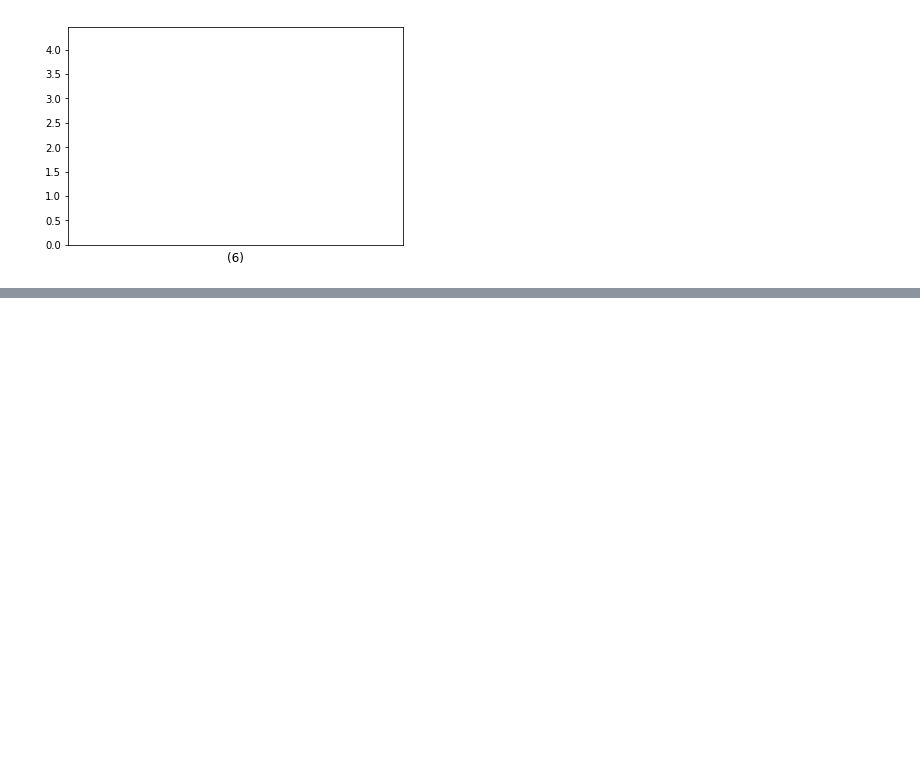
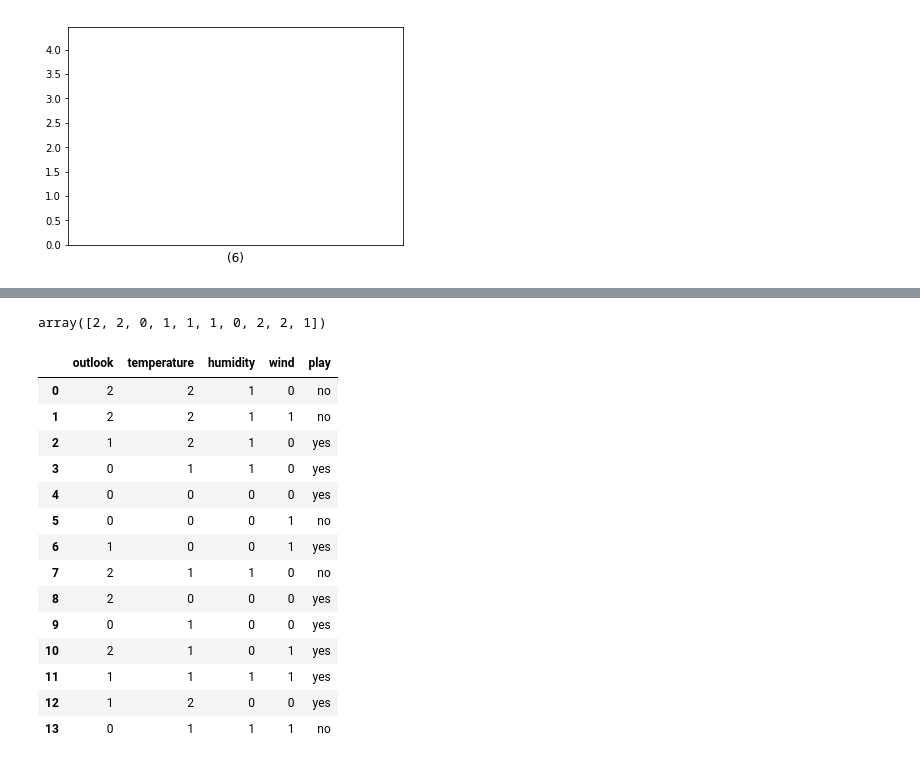
Before and after one commit to sharmasaravanan/Machine_learning, a Jupyter notebook: AI-Connect-2021.ipynb, the cells around one changed output, grey strips where cells are left out. Drawn from its saved outputs; the diff is of its cells as text; code cells hidden in the pictures; blank space fills up the shorter version.

```diff
--- a/AI-Connect-2021.ipynb
+++ b/AI-Connect-2021.ipynb
@@ -2310,0 +2322,24 @@ plt.show()
+# %%
+le.fit_transform(example)
+# %% [output]
+array([2, 2, 0, 1, 1, 1, 0, 2, 2, 1])
+# %%
+dataset = pd.read_csv("weather.csv")
+# %%
+dataset
+# %% [output]
+|  | outlook | temperature | humidity | wind | play |
+| 0 | 2 | 2 | 1 | 0 | no |
+| 1 | 2 | 2 | 1 | 1 | no |
+| 2 | 1 | 2 | 1 | 0 | yes |
+| 3 | 0 | 1 | 1 | 0 | yes |
+| 4 | 0 | 0 | 0 | 0 | yes |
+| 5 | 0 | 0 | 0 | 1 | no |
+| 6 | 1 | 0 | 0 | 1 | yes |
+| 7 | 2 | 1 | 1 | 0 | no |
+| 8 | 2 | 0 | 0 | 0 | yes |
+| 9 | 0 | 1 | 0 | 0 | yes |
+| 10 | 2 | 1 | 0 | 1 | yes |
+| 11 | 1 | 1 | 1 | 1 | yes |
+| 12 | 1 | 2 | 0 | 0 | yes |
+| 13 | 0 | 1 | 1 | 1 | no |
```
Also changed, not shown: parts of 13 cells of this notebook.
